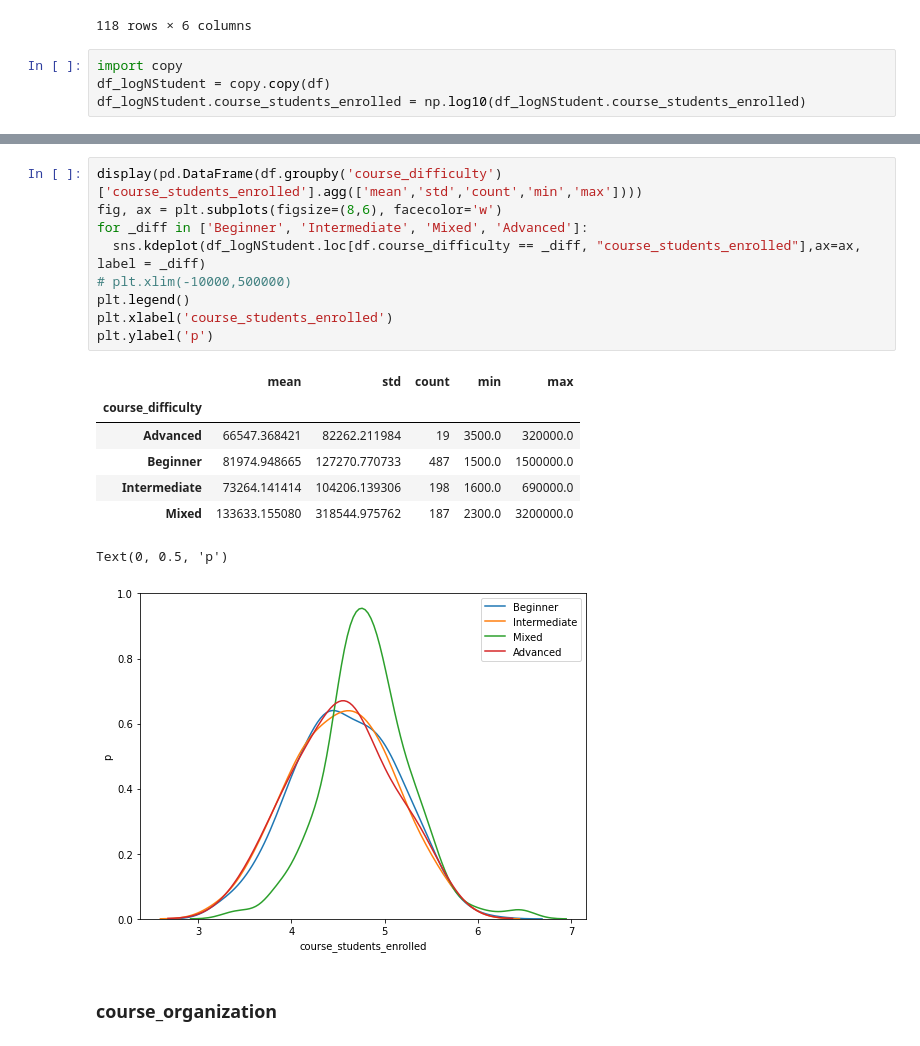
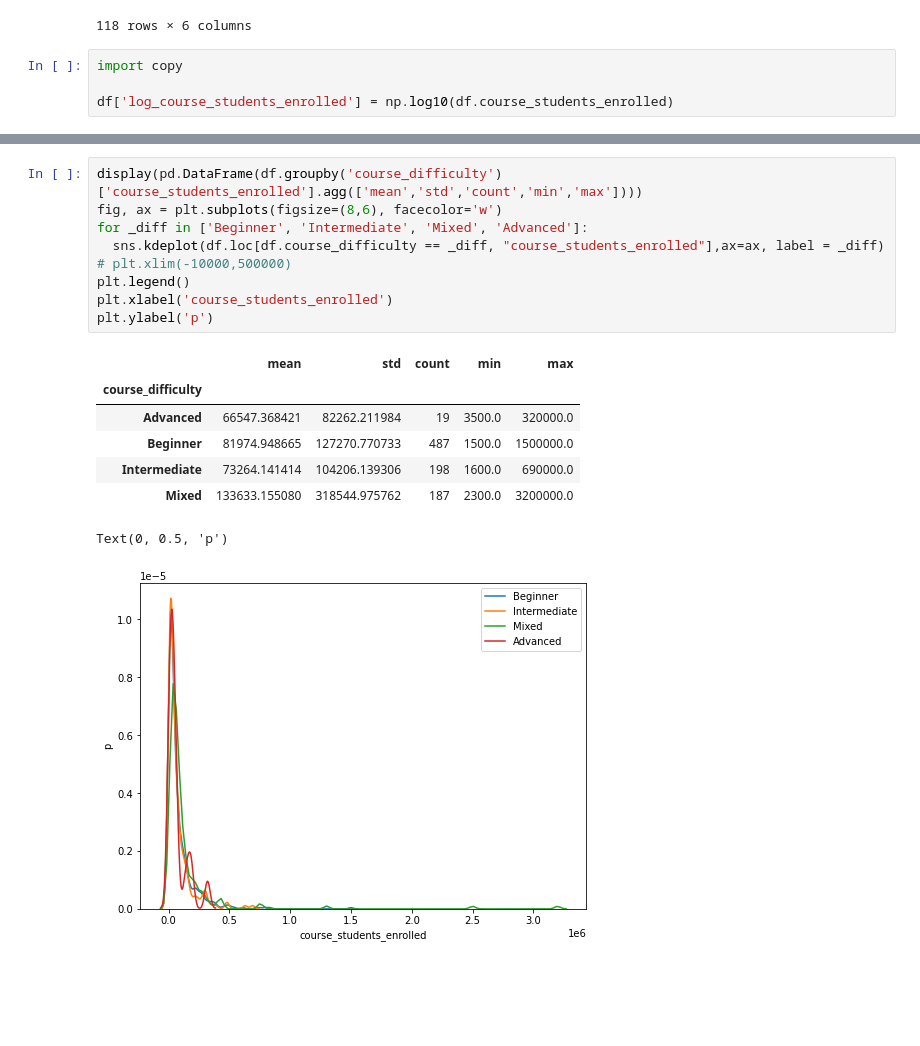
Before and after one commit to tanico-rikudo/TackleKaggle, a Jupyter notebook: coursera/analysis/CourseraEDA.ipynb, the cells around one changed output, grey strips where cells are left out. Cells and saved outputs as stored; diff of their text form; blank space fills up the shorter version.

```diff
--- a/coursera/analysis/CourseraEDA.ipynb
+++ b/coursera/analysis/CourseraEDA.ipynb
@@ -340,6 +346,6 @@ display(df_small)
 118 rows × 6 columns
 # %%
 import copy
-df_logNStudent = copy.copy(df)
-df_logNStudent.course_students_enrolled = np.log10(df_logNStudent.course_students_enrolled)
+
+df['log_course_students_enrolled'] = np.log10(df.course_students_enrolled)
 # %%
@@ -375,20 +381,18 @@ Text(0, 0.5, 'p')
 # %%
 display(pd.DataFrame(df.groupby('course_difficulty')['course_students_enrolled'].agg(['mean','std','count','min','max'])))
 fig, ax = plt.subplots(figsize=(8,6), facecolor='w')
 for _diff in ['Beginner', 'Intermediate', 'Mixed', 'Advanced']:
-  sns.kdeplot(df_logNStudent.loc[df.course_difficulty == _diff, "course_students_enrolled"],ax=ax, label = _diff)
+  sns.kdeplot(df.loc[df.course_difficulty == _diff, "course_students_enrolled"],ax=ax, label = _diff)
 # plt.xlim(-10000,500000)
 plt.legend()
 plt.xlabel('course_students_enrolled')
 plt.ylabel('p')
 # %% [output]
 |  | mean | std | count | min | max |
 | course_difficulty |  |  |  |  |  |
 | Advanced | 66547.368421 | 82262.211984 | 19 | 3500.0 | 320000.0 |
 | Beginner | 81974.948665 | 127270.770733 | 487 | 1500.0 | 1500000.0 |
 | Intermediate | 73264.141414 | 104206.139306 | 198 | 1600.0 | 690000.0 |
 | Mixed | 133633.155080 | 318544.975762 | 187 | 2300.0 | 3200000.0 |
 Text(0, 0.5, 'p')
-[figure, old version]
+[figure, new version]
-# %% [markdown]
-### course_organization
```
Also changed, not shown: parts of 33 cells of this notebook.
